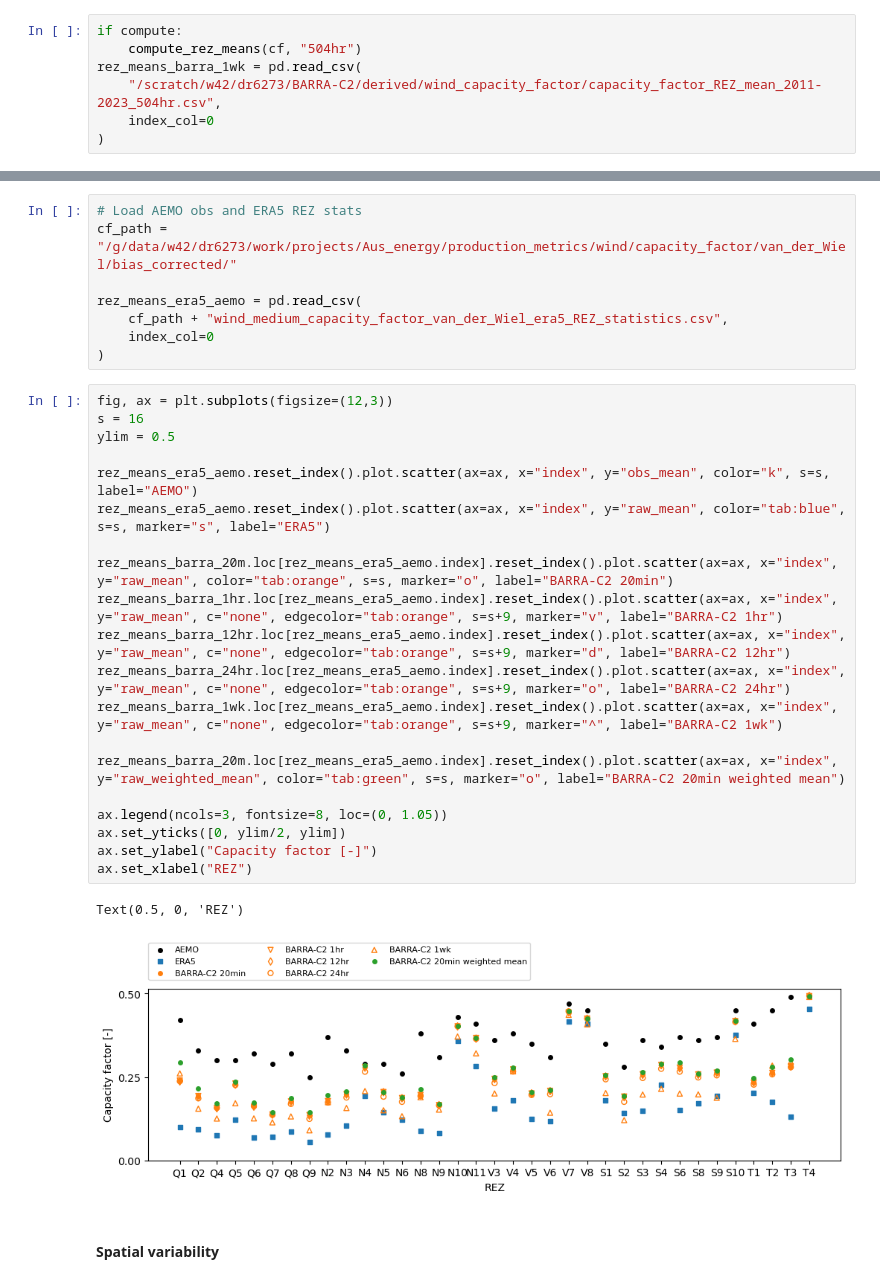
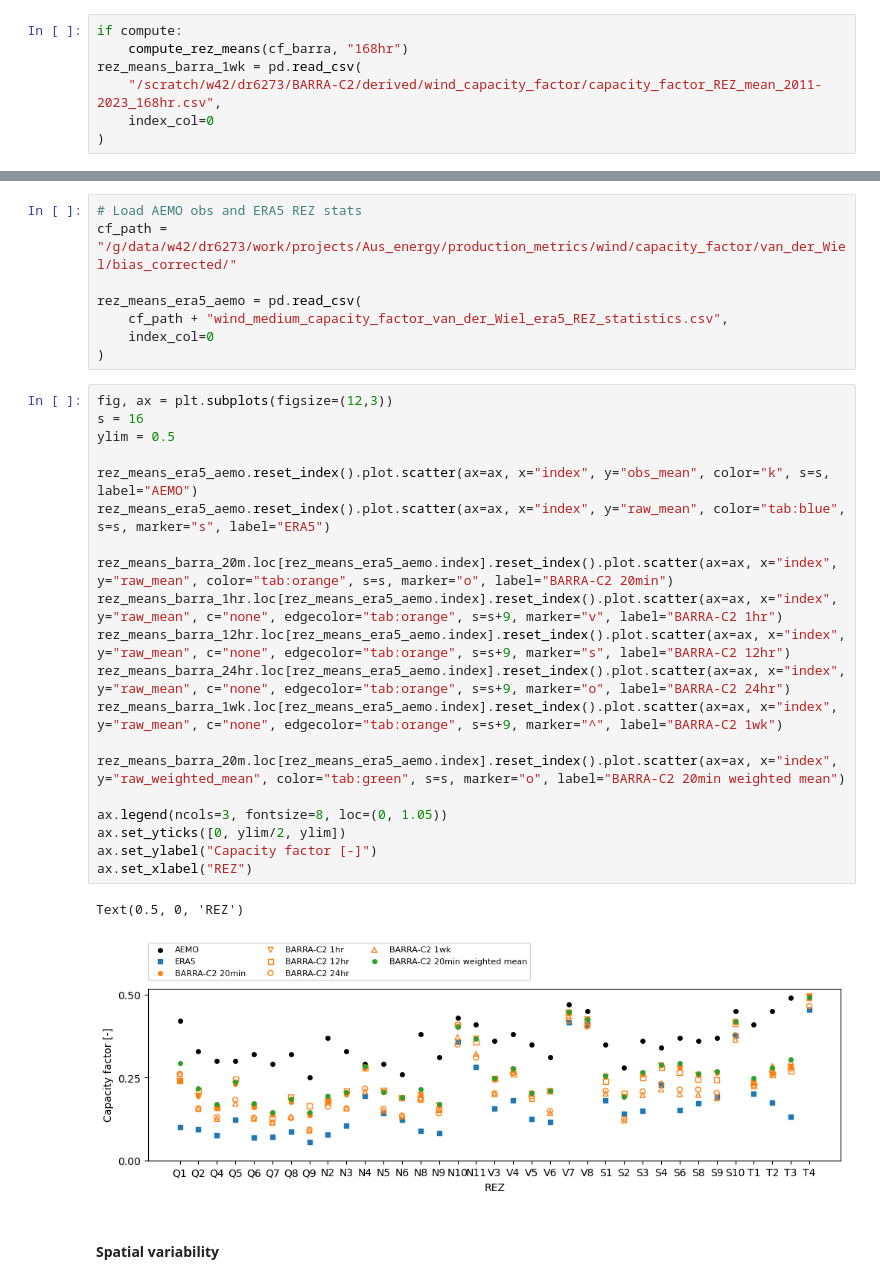
Before and after one commit to dougrichardson/wind_power_comparison, a Jupyter notebook: 02_REZ_capacity_factors.ipynb, the cells around one changed output, grey strips where cells are left out. Drawn from its saved outputs; the diff is of its cells as text.

Commit message:
rolling means for a rez

```diff
--- a/02_REZ_capacity_factors.ipynb
+++ b/02_REZ_capacity_factors.ipynb
@@ -213,8 +243,8 @@ REZ-mean for 1-week (504 hours) data
 # %%
 if compute:
-    compute_rez_means(cf, "504hr")
+    compute_rez_means(cf_barra, "168hr")
 rez_means_barra_1wk = pd.read_csv(
-    "/scratch/w42/dr6273/BARRA-C2/derived/wind_capacity_factor/capacity_factor_REZ_mean_2011-2023_504hr.csv",
+    "/scratch/w42/dr6273/BARRA-C2/derived/wind_capacity_factor/capacity_factor_REZ_mean_2011-2023_168hr.csv",
     index_col=0
 )
 # %% [markdown]
@@ -230,26 +260,26 @@ rez_means_era5_aemo = pd.read_csv(
 # %%
 fig, ax = plt.subplots(figsize=(12,3))
 s = 16
 ylim = 0.5
 
 rez_means_era5_aemo.reset_index().plot.scatter(ax=ax, x="index", y="obs_mean", color="k", s=s, label="AEMO")
 rez_means_era5_aemo.reset_index().plot.scatter(ax=ax, x="index", y="raw_mean", color="tab:blue", s=s, marker="s", label="ERA5")
 
 rez_means_barra_20m.loc[rez_means_era5_aemo.index].reset_index().plot.scatter(ax=ax, x="index", y="raw_mean", color="tab:orange", s=s, marker="o", label="BARRA-C2 20min")
 rez_means_barra_1hr.loc[rez_means_era5_aemo.index].reset_index().plot.scatter(ax=ax, x="index", y="raw_mean", c="none", edgecolor="tab:orange", s=s+9, marker="v", label="BARRA-C2 1hr")
-rez_means_barra_12hr.loc[rez_means_era5_aemo.index].reset_index().plot.scatter(ax=ax, x="index", y="raw_mean", c="none", edgecolor="tab:orange", s=s+9, marker="d", label="BARRA-C2 12hr")
+rez_means_barra_12hr.loc[rez_means_era5_aemo.index].reset_index().plot.scatter(ax=ax, x="index", y="raw_mean", c="none", edgecolor="tab:orange", s=s+9, marker="s", label="BARRA-C2 12hr")
 rez_means_barra_24hr.loc[rez_means_era5_aemo.index].reset_index().plot.scatter(ax=ax, x="index", y="raw_mean", c="none", edgecolor="tab:orange", s=s+9, marker="o", label="BARRA-C2 24hr")
 rez_means_barra_1wk.loc[rez_means_era5_aemo.index].reset_index().plot.scatter(ax=ax, x="index", y="raw_mean", c="none", edgecolor="tab:orange", s=s+9, marker="^", label="BARRA-C2 1wk")
 
 rez_means_barra_20m.loc[rez_means_era5_aemo.index].reset_index().plot.scatter(ax=ax, x="index", y="raw_weighted_mean", color="tab:green", s=s, marker="o", label="BARRA-C2 20min weighted mean")
 
 ax.legend(ncols=3, fontsize=8, loc=(0, 1.05))
 ax.set_yticks([0, ylim/2, ylim])
 ax.set_ylabel("Capacity factor [-]")
 ax.set_xlabel("REZ")
 # %% [output]
 Text(0.5, 0, 'REZ')
-[figure, old version]
+[figure, new version]
 # %% [markdown]
 #### Spatial variability
 # %%
```
Also changed, not shown: parts of 75 cells of this notebook.
